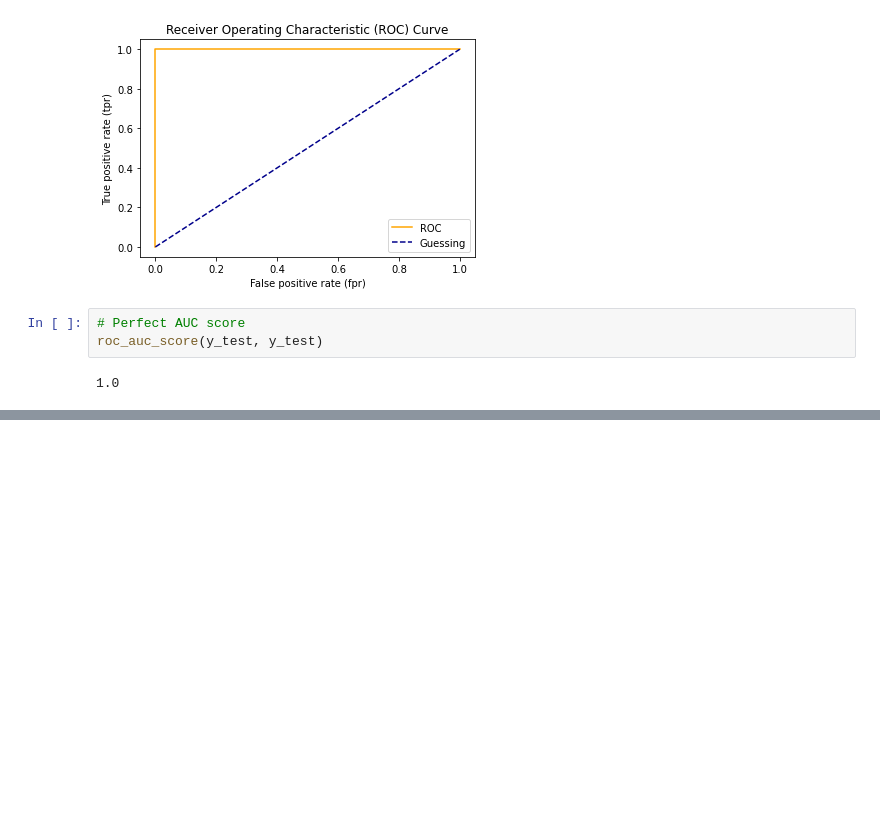
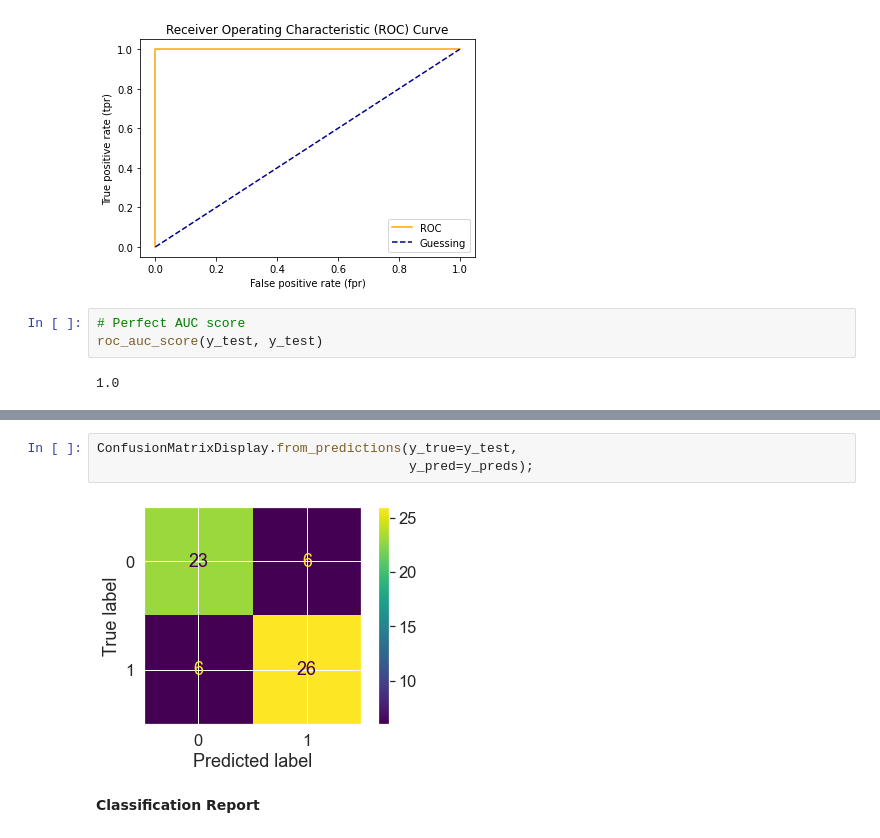
Before and after one commit to m0hank/practice-ml, a Jupyter notebook: Introduction to Scikit-Learn (Sklearn).ipynb, the cells around one changed output, grey strips where cells are left out. Drawn from its saved outputs; the diff is of its cells as text; blank space fills up the shorter version.

```diff
--- a/Introduction to Scikit-Learn (Sklearn).ipynb
+++ b/Introduction to Scikit-Learn (Sklearn).ipynb
@@ -1316,0 +1378,7 @@ roc_auc_score(y_test, y_test)
+# %%
+ConfusionMatrixDisplay.from_predictions(y_true=y_test,
+                                        y_pred=y_preds);
+# %% [output]
+[figure, added]
+# %% [markdown]
+**Classification Report**
```
Also changed, not shown: parts of 26 cells of this notebook.
